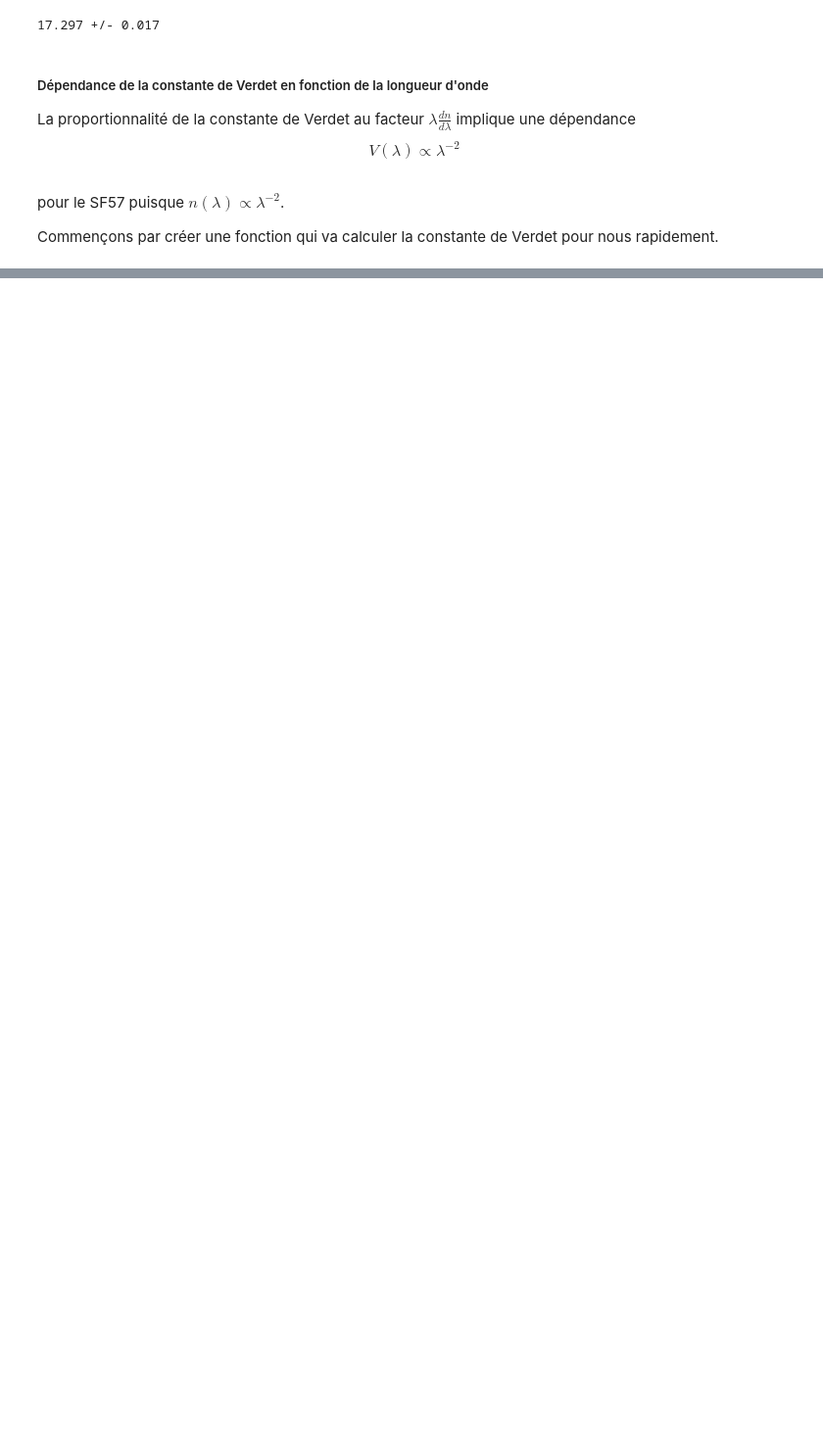
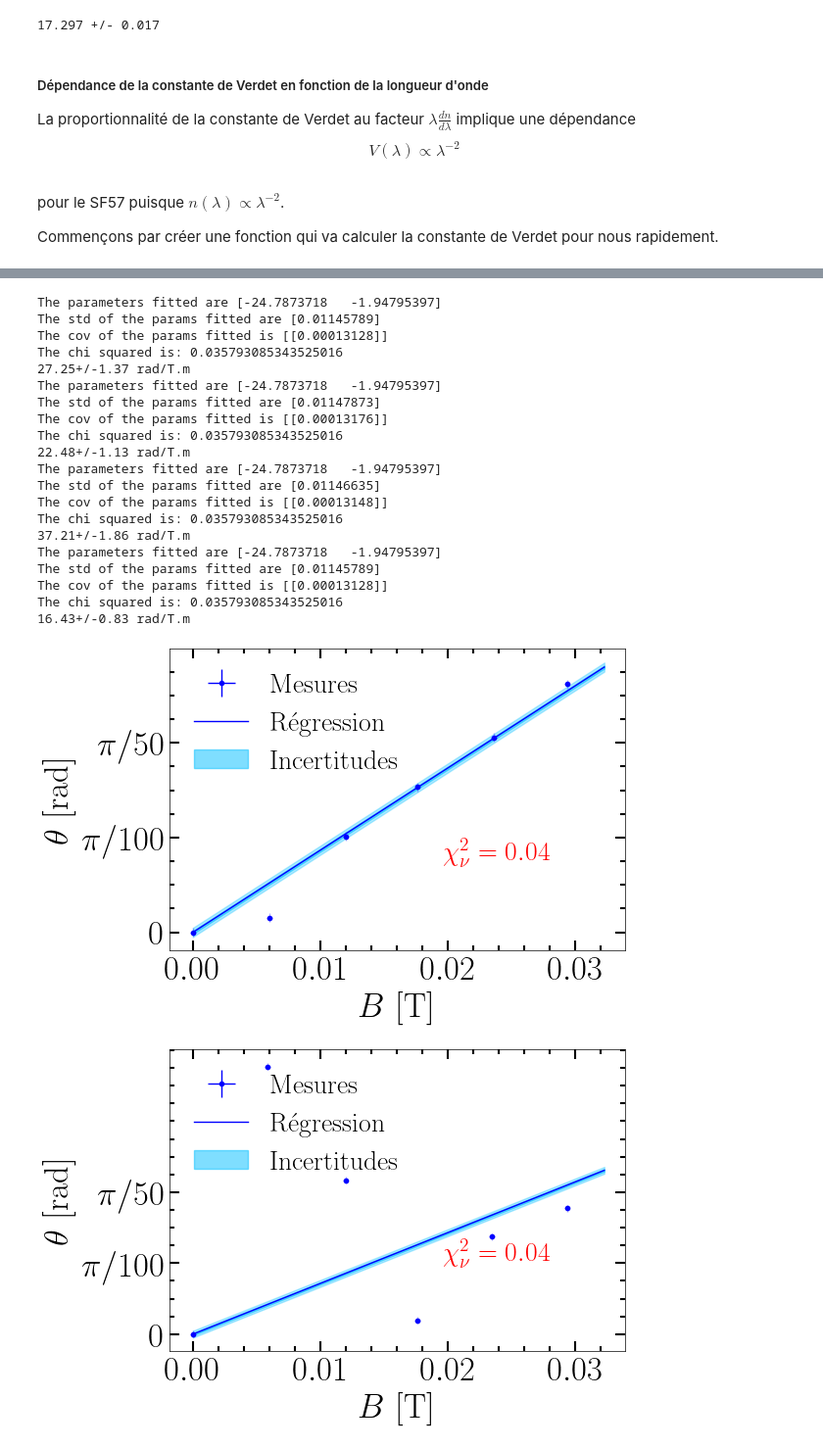
Before and after one commit to EnceladeCandy/phy3040, a Jupyter notebook: notebooks/faraday.ipynb, the cells around one changed output, grey strips where cells are left out. Shown at 98% size. Drawn from its saved outputs; the diff is of its cells as text; code cells hidden in the pictures; blank space fills up the shorter version.

```diff
--- a/notebooks/faraday.ipynb
+++ b/notebooks/faraday.ipynb
@@ -820,0 +872,37 @@ Commençons par créer une fonction qui va calculer la constante de Verdet pour
+# %%
+paths = glob(data_folder + "method_malus_*.txt")
+V = []
+std_V = []
+colors = []
+for path in paths:
+    color = os.path.basename(path).replace(".", "_").split("_")[-2]
+    V_color, std_V_color = compute_verdet_malus(path)
+    V.append(V_color.item())
+    std_V.append(std_V_color.item())
+    colors.append(color)
+
+V = np.array(V)
+std_V = np.array(std_V)
+# %% [output]
+The parameters fitted are [-24.7873718   -1.94795397]
+The std of the params fitted are [0.01145789]
+The cov of the params fitted is [[0.00013128]]
+The chi squared is: 0.035793085343525016
+27.25+/-1.37 rad/T.m
+The parameters fitted are [-24.7873718   -1.94795397]
+The std of the params fitted are [0.01147873]
+The cov of the params fitted is [[0.00013176]]
+The chi squared is: 0.035793085343525016
+22.48+/-1.13 rad/T.m
+The parameters fitted are [-24.7873718   -1.94795397]
+The std of the params fitted are [0.01146635]
+The cov of the params fitted is [[0.00013148]]
+The chi squared is: 0.035793085343525016
+37.21+/-1.86 rad/T.m
+The parameters fitted are [-24.7873718   -1.94795397]
+The std of the params fitted are [0.01145789]
+The cov of the params fitted is [[0.00013128]]
+The chi squared is: 0.035793085343525016
+16.43+/-0.83 rad/T.m
+[figure, added]
+[figure, added]
```
Also changed, not shown: parts of 31 cells of this notebook, 1 other file.
